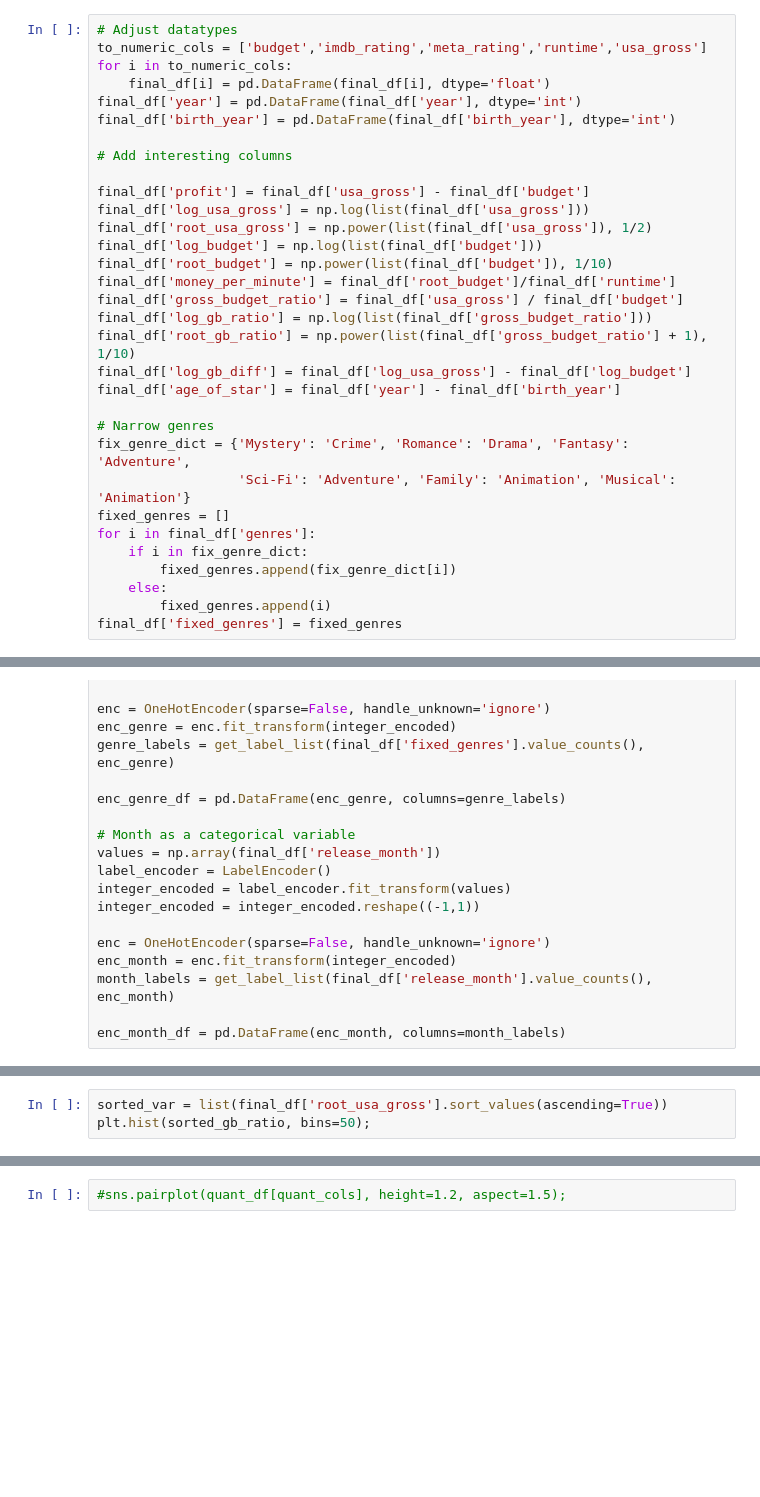
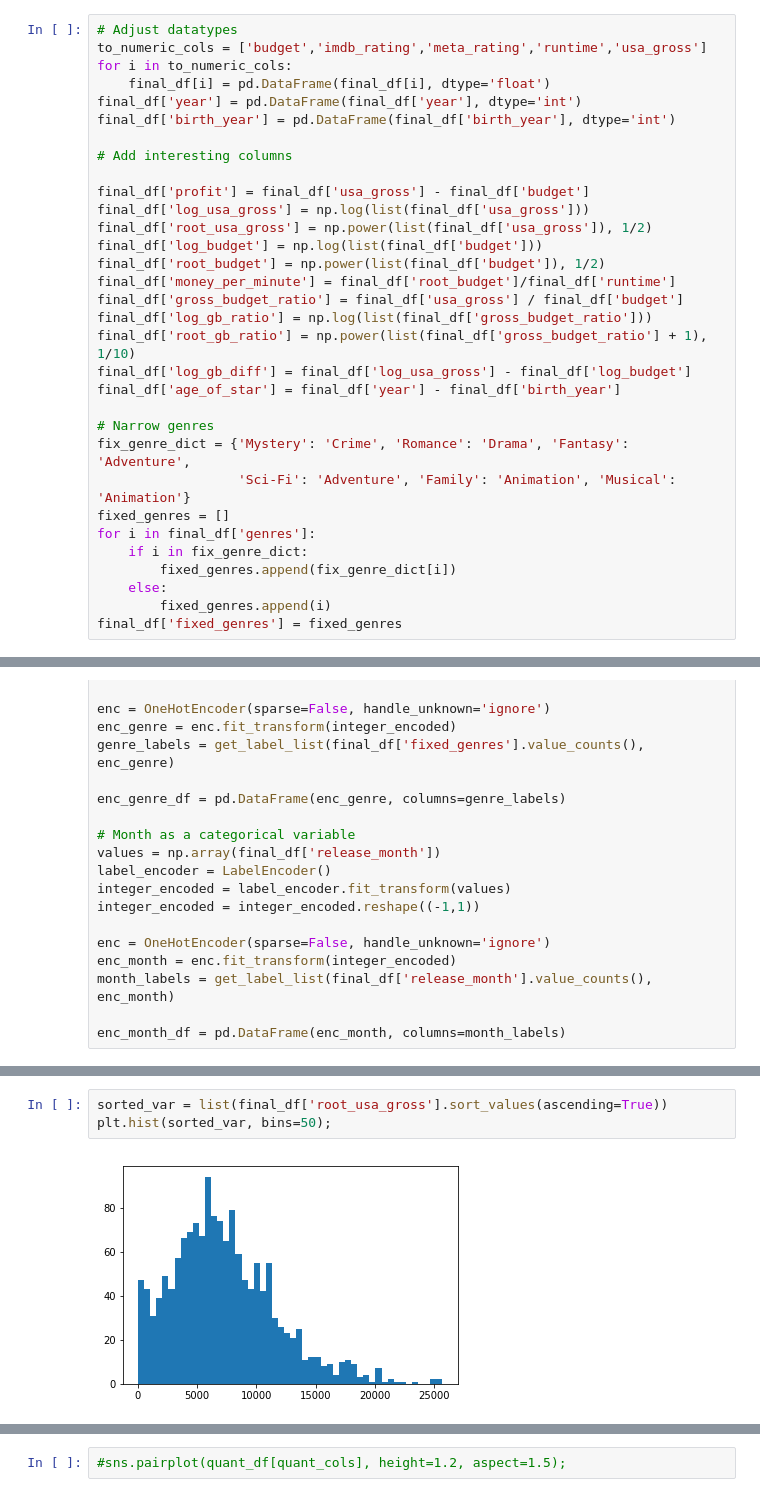
Before and after one commit to yiuhyuk/Project_2_Metis, a Jupyter notebook: lin_reg_analysis_v2.0.ipynb, the cells around one changed output, grey strips where cells are left out. Drawn from its saved outputs; the diff is of its cells as text; blank space fills up the shorter version.

```diff
--- a/lin_reg_analysis_v2.0.ipynb
+++ b/lin_reg_analysis_v2.0.ipynb
@@ -110,7 +115,7 @@ final_df['profit'] = final_df['usa_gross'] - final_df['budget']
 final_df['log_usa_gross'] = np.log(list(final_df['usa_gross']))
 final_df['root_usa_gross'] = np.power(list(final_df['usa_gross']), 1/2)
 final_df['log_budget'] = np.log(list(final_df['budget']))
-final_df['root_budget'] = np.power(list(final_df['budget']), 1/10)
+final_df['root_budget'] = np.power(list(final_df['budget']), 1/2)
 final_df['money_per_minute'] = final_df['root_budget']/final_df['runtime']
 final_df['gross_budget_ratio'] = final_df['usa_gross'] / final_df['budget']
 final_df['log_gb_ratio'] = np.log(list(final_df['gross_budget_ratio']))
@@ -361,5 +400,7 @@ sns.scatterplot(x='money_per_minute', y='root_usa_gross', data=final_df)
 # %%
 sorted_var = list(final_df['root_usa_gross'].sort_values(ascending=True))
-plt.hist(sorted_gb_ratio, bins=50);
+plt.hist(sorted_var, bins=50);
+# %% [output]
+[figure, added]
 # %%
 x_cols = ['root_budget',
```
Also changed, not shown: parts of 29 cells of this notebook.
